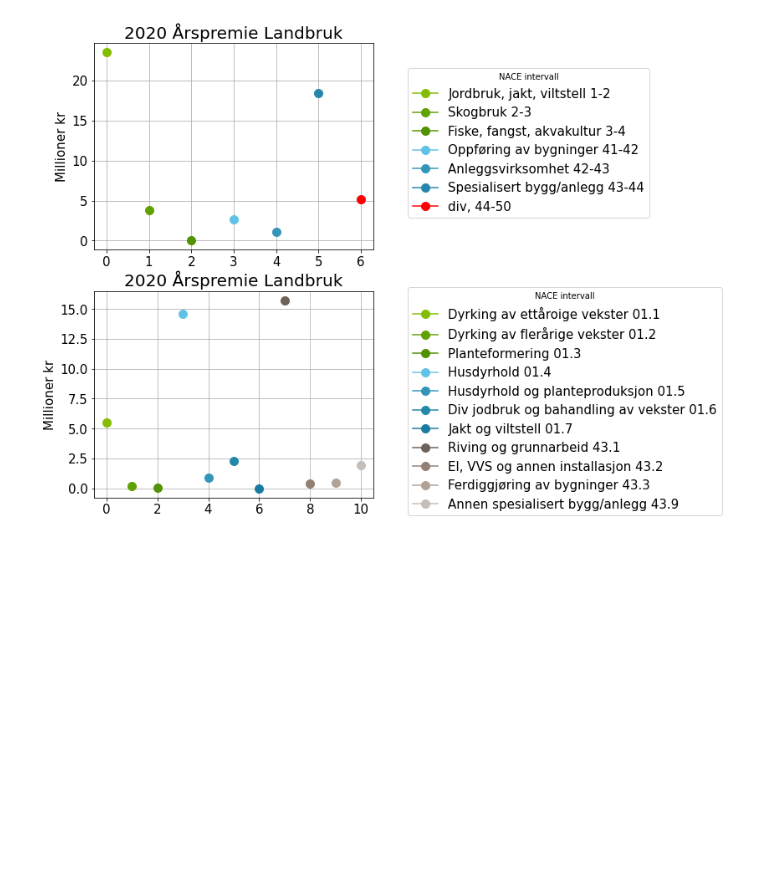
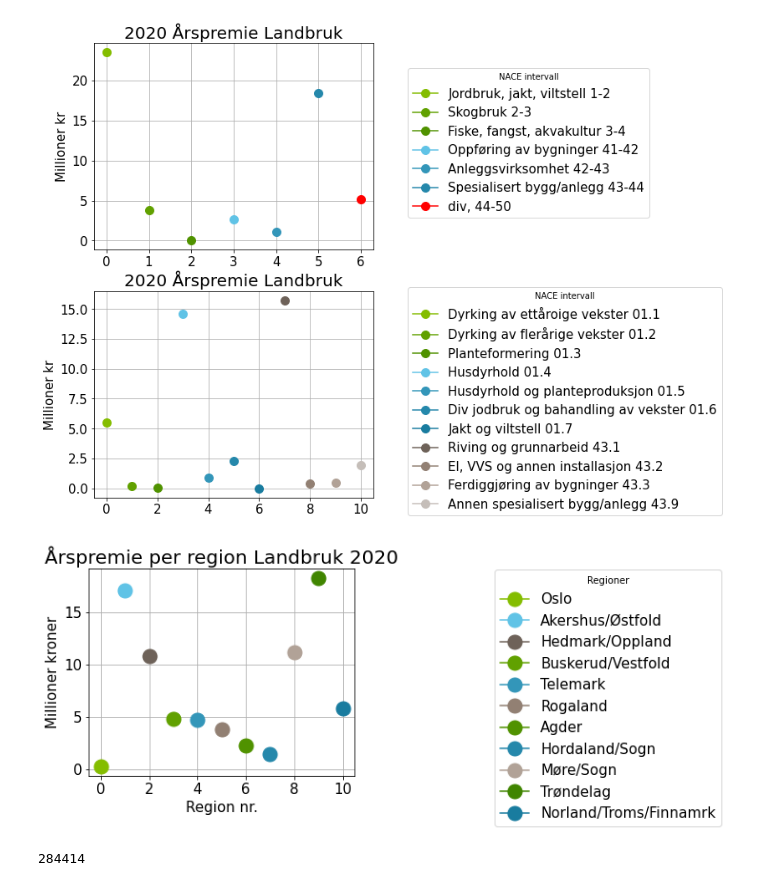
Before and after one commit to eirikngard/Eika, a Jupyter notebook: Landbruk.ipynb, the cells around one changed output. Saved outputs shown, nothing was run; the diff lists cells and outputs as text; code cells hidden in the pictures; blank space fills up the shorter version.

```diff
--- a/Landbruk.ipynb
+++ b/Landbruk.ipynb
@@ -208,3 +208,40 @@ ax[1].set_title('2020 Årspremie Landbruk',size=20)
 ax[1].grid()
 # %% [output]
 [figure]
+# %%
+'''
+Fylker
+'''
+
+a=res.loc[(res['Postnr'] >= '0000')&(res['Postnr'] <= '1299')]#Oslo
+b=res.loc[(res['Postnr'] >= '1300')&(res['Postnr'] <= '2149')]
+c=res.loc[(res['Postnr'] >= '2150')&(res['Postnr'] <= '2999')]
+d=res.loc[(res['Postnr'] >= '3000')&(res['Postnr'] <= '3649')]
+e=res.loc[(res['Postnr'] >= '3650')&(res['Postnr'] <= '3999')]
+f=res.loc[(res['Postnr'] >= '4000')&(res['Postnr'] <= '4449')]
+g=res.loc[(res['Postnr'] >= '4450')&(res['Postnr'] <= '4999')]
+h=res.loc[(res['Postnr'] >= '5000')&(res['Postnr'] <= '5999')]
+i=res.loc[(res['Postnr'] >= '6000')&(res['Postnr'] <= '6999')]
+j=res.loc[(res['Postnr'] >= '7000')&(res['Postnr'] <= '7949')]
+k=res.loc[(res['Postnr'] >= '7950')&(res['Postnr'] <= '9999')]
+
+#daa = [aa,bb,cc,dd,ee,ff,gg,hh,ii,jj]
+da = [a,b,c,d,e,f,g,h,i,j,k]; farger = [grønn,blå,grå,sjøgrønn]
+tit = ['Oslo','Akershus/Østfold','Hedmark/Oppland','Buskerud/Vestfold','Telemark','Rogaland',
+       'Agder','Hordaland/Sogn','Møre/Sogn','Trøndelag','Norland/Troms/Finnamrk']
+fig,ax = plt.subplots(figsize=(5,4))
+for count,vari in enumerate(da):
+  ax.plot(count,vari['Årspremie'].sum()/(10**6),marker='o',color=colo[count],markersize=15,label=tit[count])
+  ax.legend(bbox_to_anchor=(1.50, 1.03),prop={'size': 15},title='Regioner')
+  ax.set_ylabel('Millioner kroner',fontsize=15); ax.set_xlabel('Region nr.',fontsize=15)
+  ax.tick_params(axis = 'both', which = 'major', labelsize = 15)
+  #ax.set_ylim(0,30); ax.set_xlim(-0.5,10)
+  ax.set_title('L21 2020')
+ax.set_title('Årspremie per region Landbruk 2020',size=20)
+ax.grid()
+# %% [output]
+[figure, added]
+# %%
+a['Årspremie'].sum()
+# %% [output]
+284414
```
